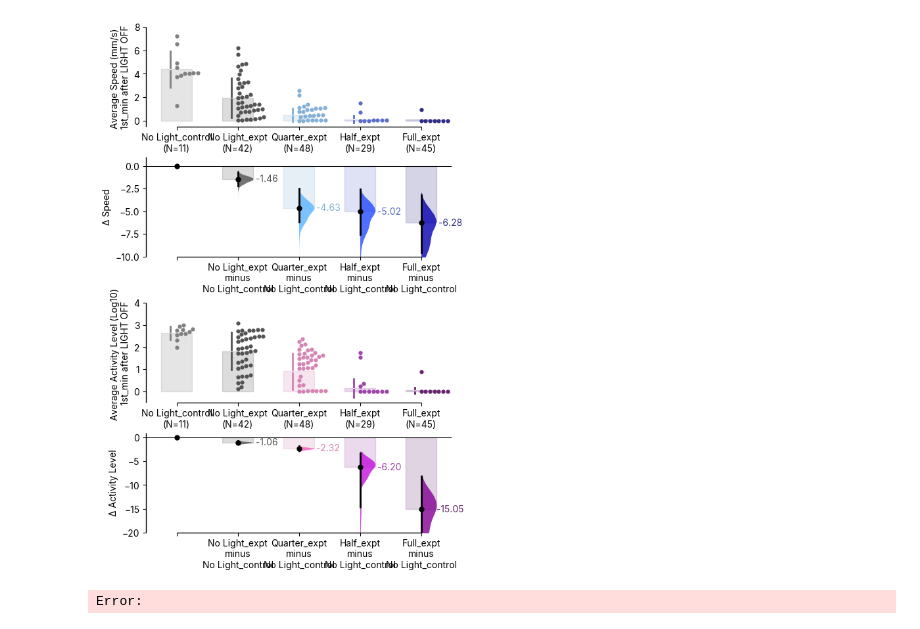
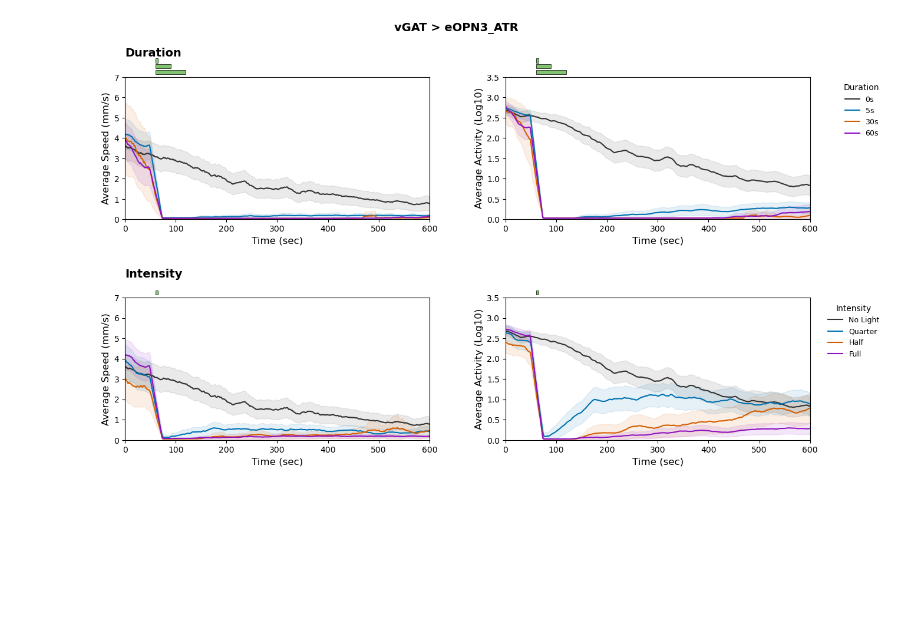
Before and after one commit to lnicole08/TrumelanOPN3, a Jupyter notebook: Trumelan processing_manuscript.ipynb, the cells around one changed output. Cells and saved outputs as stored; diff of their text form; code cells hidden in the pictures; blank space fills up the shorter version.

```diff
--- a/Trumelan processing_manuscript.ipynb
+++ b/Trumelan processing_manuscript.ipynb
@@ -503,41 +470,4 @@ def load_and_split(filepath, phase_slice, split=None):
 # %%
-driver = "vGAT"
-responder = "eOPN3_ATR"
-w1118 = "w1118"
-both_controls = "No"
-
-first_phase, light_on, first_min, third_min, fifth_min = get_phases(5.0)
-
-ctrl_speed_nolight, ctrl_activity_nolight = load_and_split(specifiedpath + w1118 + " x " + responder + "_0s", first_min, 'even')
-ctrl_speed_full, ctrl_activity_full = load_and_split(specifiedpath + driver + " x " + responder + "_nolight", first_min, 'even')
-
-if both_controls == "Yes":
-    drv_speed_nolight, drv_activity_nolight = load_and_split(specifiedpath + w1118 + " x " + driver + "_ATR_0s", first_min, 'even')
-    ctrl_speed_nolight = pd.concat([ctrl_speed_nolight, drv_speed_nolight], ignore_index=True)
-    ctrl_activity_nolight = pd.concat([ctrl_activity_nolight, drv_activity_nolight], ignore_index=True)
-
-all_speed = [ctrl_speed_nolight.mean(axis=1), ctrl_speed_full.mean(axis=1)]
-all_activity = [ctrl_activity_nolight.mean(axis=1), ctrl_activity_full.mean(axis=1)]
-all_labels = ['No Light_control', 'Full_control']
-
-intensity_files = {
-    'Quarter_control': (specifiedpath + w1118 + " x " + responder + "_quarter_5s", None),
-    'Half_control': (specifiedpath + w1118 + " x " + responder + "_half_5s", None),
-    'No Light_expt': (specifiedpath + driver + " x " + responder + "_nolight", 'even'),
-    'Quarter_expt': (specifiedpath + driver + " x " + responder + "_quarter_5s", None),
-    'Half_expt': (specifiedpath + driver + " x " + responder + "_half_5s", None),
-    'Full_expt': (specifiedpath + driver + " x " + responder + "_5s", 'even'),
-}
-
-for label, (filepath, split) in intensity_files.items():
-    speed_df, activity_df = load_and_split(filepath, first_min, split)
-    all_speed.append(speed_df.mean(axis=1))
-    all_activity.append(activity_df.mean(axis=1))
-    all_labels.append(label)
-
-df_dabest_speed = pd.concat(all_speed, axis=1, ignore_index=True)
-df_dabest_speed.columns = all_labels
-df_dabest_activity = pd.concat(all_activity, axis=1, ignore_index=True)
-df_dabest_activity.columns = all_labels
-
-phase = "1st_min"
+plot_line_graphs_combined('vGAT', 'OPN3_ATR')
+# %% [output]
+[figure, added]
@@ -549,22 +473,0 @@ db_activitylevel_3 = dabest.load(df_dabest_activity, idx=(("No Light_control", "
-# %%
-
-colorpalette = ["gray", "#535353",  "#59B4FF",  "#234BFF",  "#0300B1" ]
-colorpalette_2 = ["gray", "#535353",  "#FF5BBA",  "#C510DD",  "#830094"]
-
-f, axx = plt.subplots(2,1, figsize = (6,10))
-common_style = {'fontsize_rawxlabel': 10, 'fontsize_rawylabel': 10, 'fontsize_contrastxlabel': 10,
-                'fontsize_contrastylabel': 10, 'fontsize_delta2label': 10, 'contrast_marker_size': 5}
-
-
-db_speed_3.hedges_g.plot(raw_label=f"Average Speed (mm/s) \n"  + str(phase) + " after LIGHT OFF", custom_palette = colorpalette,raw_marker_size= 3,
-                              contrast_label="Δ Speed", raw_ylim=(-0.5, 8), contrast_ylim=(-10, 1),  **common_style, ax = axx[0]);
-
-
-
-db_activitylevel_3.hedges_g.plot(raw_label=f"Average Activity Level (Log10) \n"  + str(phase) + " after LIGHT OFF", custom_palette = colorpalette_2,raw_marker_size= 3,
-                              contrast_label="Δ Activity Level", raw_ylim=(-0.5, 4), contrast_ylim=(-20, 1),  **common_style, ax = axx[1]);
-mpl.rcParams['svg.fonttype'] = 'none'
-f.savefig(titledpath +"\\ACC Lab Dropbox\\ACC Lab\\Nicole Lee\\eOPN3 manuscript\\Data compilation\\Trumelan\\Trumelan images\\dabestplots_compiledplot_" + driver + " x " + responder + ".svg",  bbox_inches='tight')
-# %% [output]
-[figure, removed]
-Error:
```
Also changed, not shown: parts of 24 cells of this notebook.
